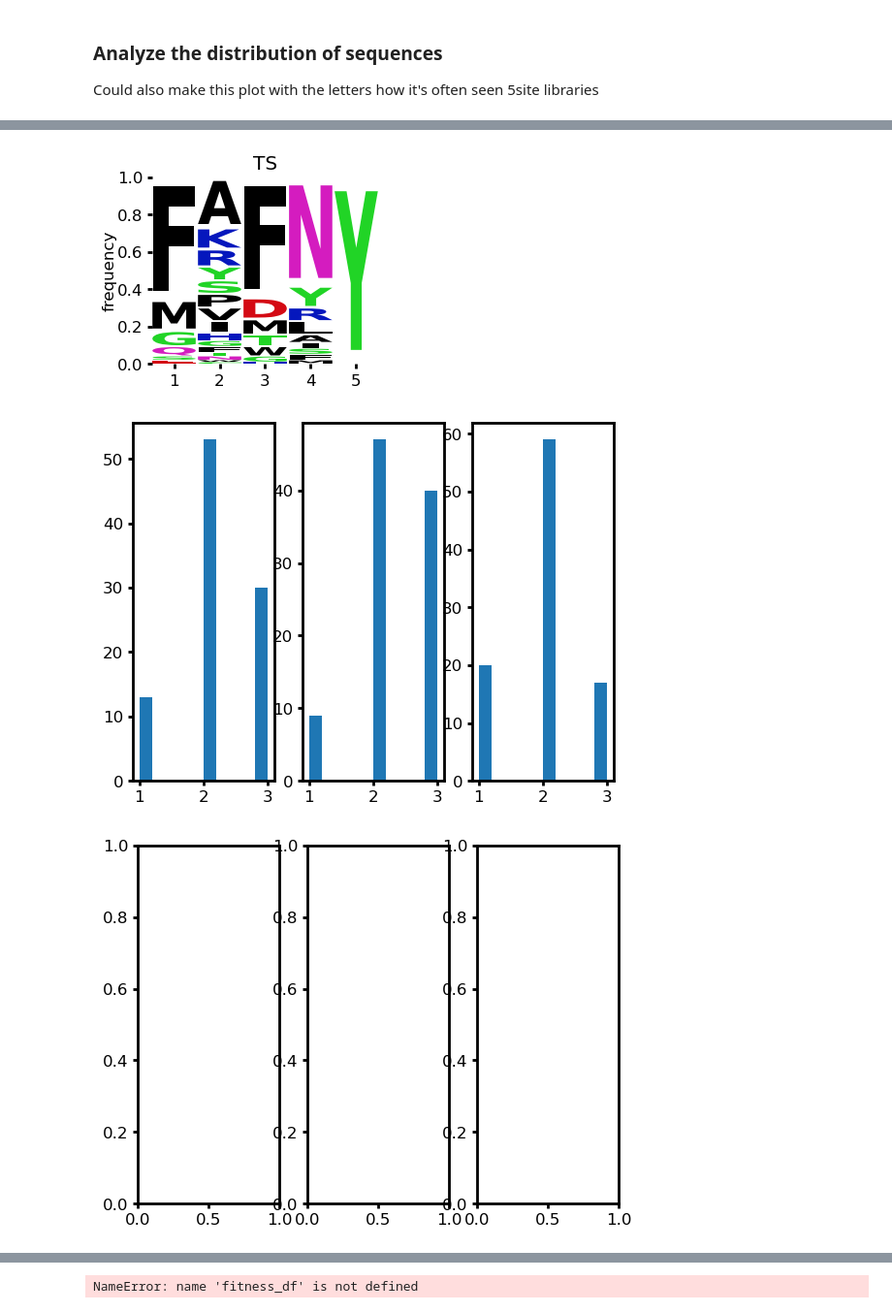
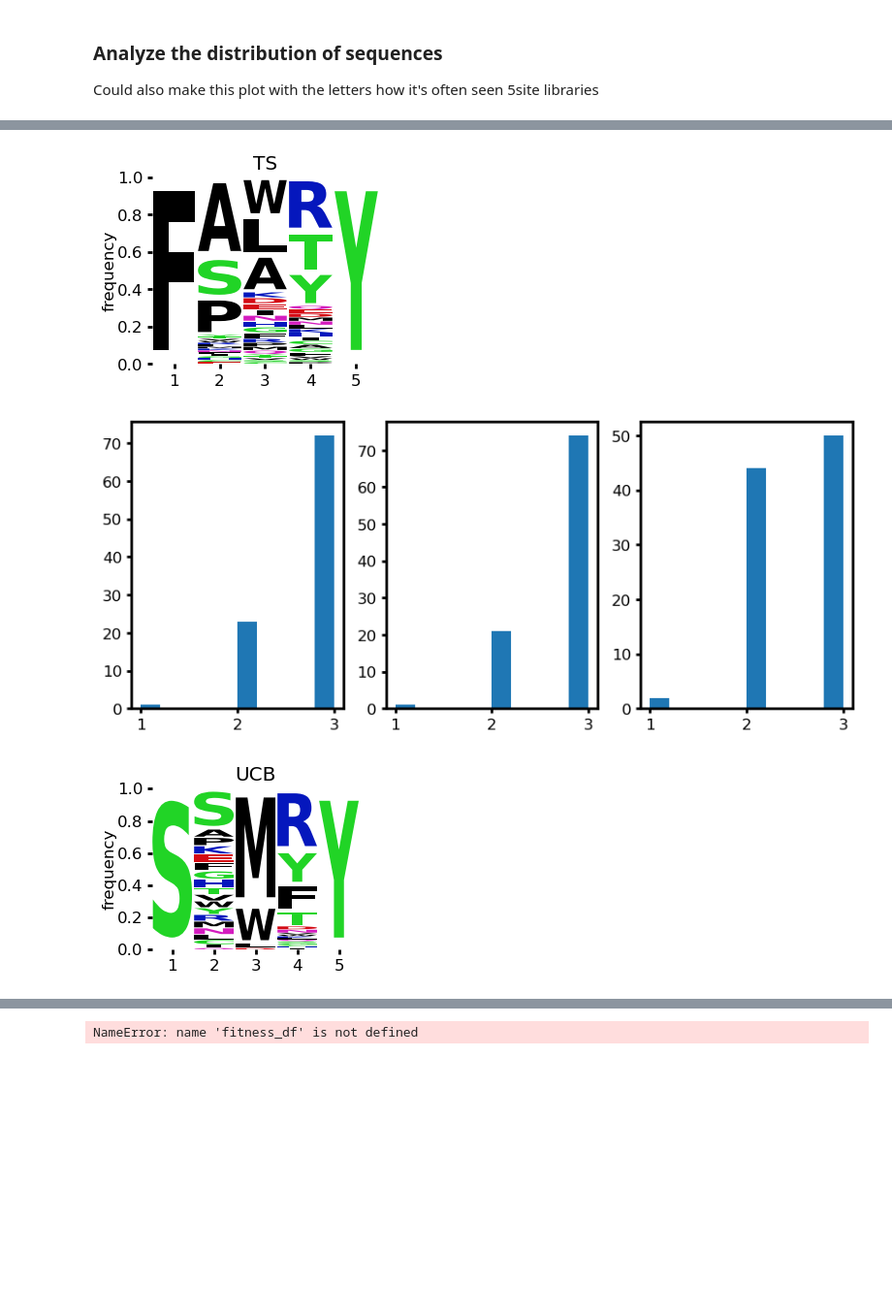
Before and after one commit to jsunn-y/ALDE, a Jupyter notebook: analysis.ipynb, the cells around one changed output, grey strips where cells are left out. Shown at 97% size. Cells and saved outputs as stored; diff of their text form; code cells hidden in the pictures; blank space fills up the shorter version.

```diff
--- a/analysis.ipynb
+++ b/analysis.ipynb
@@ -322,13 +322,15 @@ combos = np.load('/disk1/jyang4/repos/DKBO-MLDE/results/production/combos.npy')
 fitness_df['Combo'] = combos
 fitness_df
 
-#plt.figure(figsize=(20, 9))
+
+plt.figure(1, figsize=(10, 4))
 counter = 0
 for i in [1]:
     for acq in  ['GREEDY', 'TS', 'UCB']:
 
         # indices = torch.load('/home/jyang4/repos/DKBO-MLDE/results/production_test/DKL_BOTORCH-DO-0-RBF-UCB-[10, 10]_1indices.pt')
-        indices= torch.load(f'/disk1/jyang4/repos/DKBO-MLDE/results/production/round1/DNN_ENSEMBLE-DO-0-RBF-{acq}-[30, 1]_1indices.pt')
+        #indices= torch.load(f'/disk1/jyang4/repos/DKBO-MLDE/results/production/test/DKL_BOTORCH-DO-0-RBF-{acq}-[30, 1]_1indices.pt')
+        indices= torch.load(f'/disk1/jyang4/repos/DKBO-MLDE/results/production/test/BOOSTING_ENSEMBLE-DO-0-RBF-{acq}-[100, 1]_1indices.pt')
         # indices = torch.load('/home/jyang4/repos/DKBO-MLDE/results/production_test/GP_BOTORCH-DO-0-RBF-UCB-[100, 1]_1indices.pt')
 
 
@@ -346,6 +348,7 @@ for i in [1]:
                 distances.append(sum([combo1[i] != combo2[i] for i in range(len(combo1))]))
             min_distances.append(min(distances))
             min_distances_args.append(np.argmin(distances))
+
         plt.figure(1)
         plt.subplot(1, 3, counter +1)
         plt.hist(min_distances)
@@ -359,9 +362,6 @@ for i in [1]:
         #     counter += 1
         #     batch[label].value_counts().plot(kind="bar")
         #     #sns.countplot(x=label, data=batch)
-
-        plt.figure(2)
-        plt.subplot(1, 3, counter +1)
         plot_logo(batch, acq)
 
         counter += 1
@@ -388,3 +388,3 @@ See the caveats in the documentation: https://pandas.pydata.org/pandas-docs/stab
-[figure, old version]
+[figure, new version]
-[figure, old version]
+[figure, new version]
-[figure, old version]
+[figure, new version]
```
Also changed, not shown: parts of 12 cells of this notebook, 3 other files.
